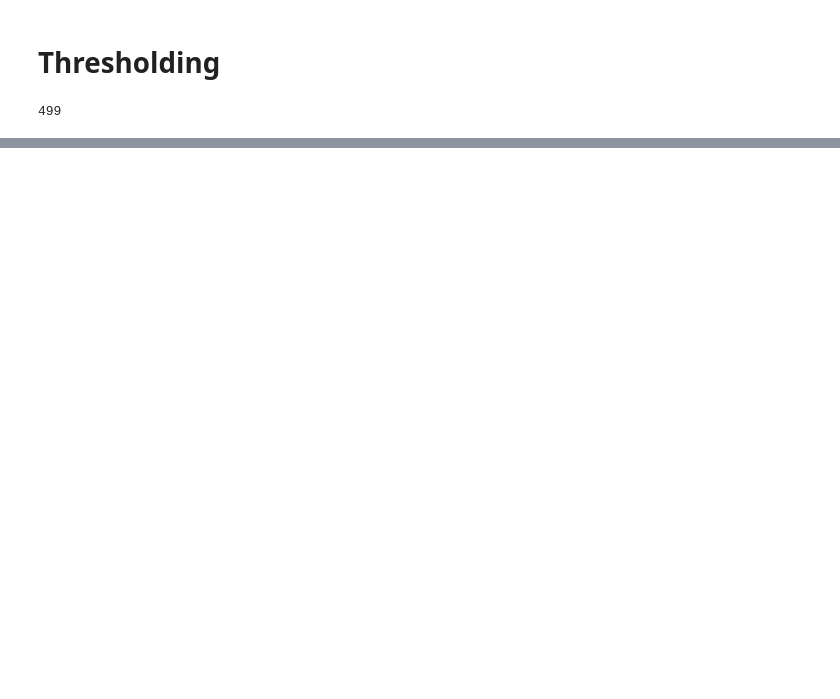
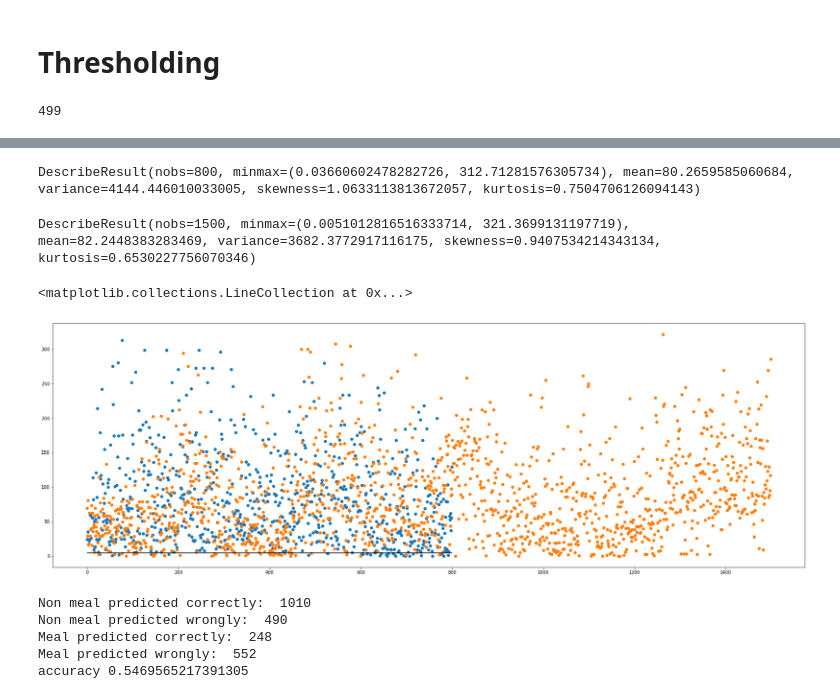
Before and after one commit to apattnaik/GlucoseMonitoringAndMealPrediction, a Jupyter notebook: kalman_filter_barebones.ipynb, the cells around one changed output, grey strips where cells are left out. Cells and saved outputs as stored; diff of their text form; code cells hidden in the pictures; blank space fills up the shorter version.

Commit message:
kalman_accuracy

```diff
--- a/kalman_filter_barebones.ipynb
+++ b/kalman_filter_barebones.ipynb
@@ -206,0 +230,7 @@ print(len(prediction_array_non_meal),np.mean(prediction_array_non_meal))
+# %%
+prediction_array_meal = [(x[0],x[1]) for x in prediction_array_meal if (x[0]<1000 and x[0]>0)]
+prediction_array_non_meal = [(x[0],x[1]) for x in prediction_array_non_meal if (x[0]<1000 and x[0]>0)]
+prediction_array_meal = np.array(prediction_array_meal)
+prediction_array_non_meal = np.array(prediction_array_non_meal)
+print(len(prediction_array_meal),np.mean(prediction_array_meal[:,0]))
+print(len(prediction_array_non_meal),np.mean(prediction_array_non_meal[:,0]))
@@ -206,0 +260,33 @@ print(len(prediction_array_non_meal),np.mean(prediction_array_non_meal))
+# %%
+residual_meal = []
+for i in range(len(prediction_array_meal)):
+    residual_meal.append(np.abs(prediction_array_meal[i][1]-prediction_array_meal[i][0]))
+# residual_meal = np.array(residual_meal)
+# meal_residual_mean = np.mean(residual_meal)
+
+residual_non_meal = []
+for i in range(len(prediction_array_non_meal)):
+    residual_non_meal.append(np.abs(prediction_array_non_meal[i][1]-prediction_array_non_meal[i][0]))
+# residual_non_meal = np.array(residual_non_meal)
+# meal_residual_non_mean = np.mean(residual_non_meal)
+# %%
+describe(residual_meal)
+# %% [output]
+DescribeResult(nobs=800, minmax=(0.03660602478282726, 312.71281576305734), mean=80.2659585060684, variance=4144.446010033005, skewness=1.0633113813672057, kurtosis=0.7504706126094143)
+# %%
+describe(residual_non_meal)
+# %% [output]
+DescribeResult(nobs=1500, minmax=(0.0051012816516333714, 321.3699131197719), mean=82.2448383283469, variance=3682.3772917116175, skewness=0.9407534214343134, kurtosis=0.6530227756070346)
+# %%
+import matplotlib.pyplot as plt
+x_meal = np.arange(0,len(residual_meal))
+y_meal = np.array(residual_meal)
+x_non_meal = np.arange(0,len(residual_non_meal))
+y_non_meal = np.array(residual_non_meal)
+plt.figure(figsize=(30, 10))
+plt.scatter(x_meal,y_meal)
+plt.scatter(x_non_meal,y_non_meal)
+plt.hlines(4.5, 0, 800, color='black')
+# %% [output]
+<matplotlib.collections.LineCollection at 0x...>
+[figure, added]
@@ -206,0 +296,16 @@ print(len(prediction_array_non_meal),np.mean(prediction_array_non_meal))
+# %%
+threshold = 100
+non_meal_row = [non_meal_diff[non_meal_diff < threshold].__len__(), non_meal_diff[non_meal_diff >= threshold].__len__()]
+meal_row = [meal_diff[meal_diff < threshold].__len__(), meal_diff[meal_diff >= threshold].__len__()]
+print("Non meal predicted correctly: ", non_meal_row[0])
+print("Non meal predicted wrongly: ", non_meal_row[1])
+print("Meal predicted correctly: ", meal_row[1])
+print("Meal predicted wrongly: ", meal_row[0])
+
+print("accuracy",  (non_meal_row[0] + meal_row[1]) / (non_meal_row[0] + meal_row[1] + non_meal_row[1] + meal_row[0]) )
+# %% [output]
+Non meal predicted correctly:  1010
+Non meal predicted wrongly:  490
+Meal predicted correctly:  248
+Meal predicted wrongly:  552
+accuracy 0.5469565217391305
```
Also changed, not shown: parts of 11 cells of this notebook.
